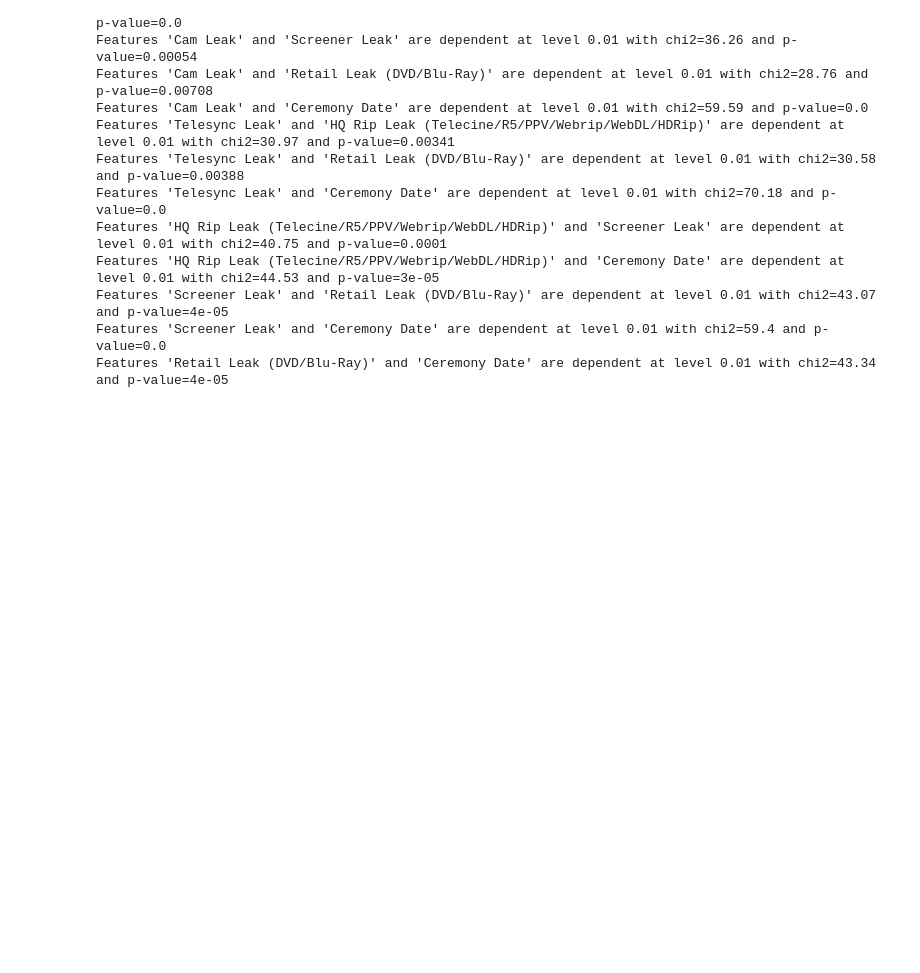
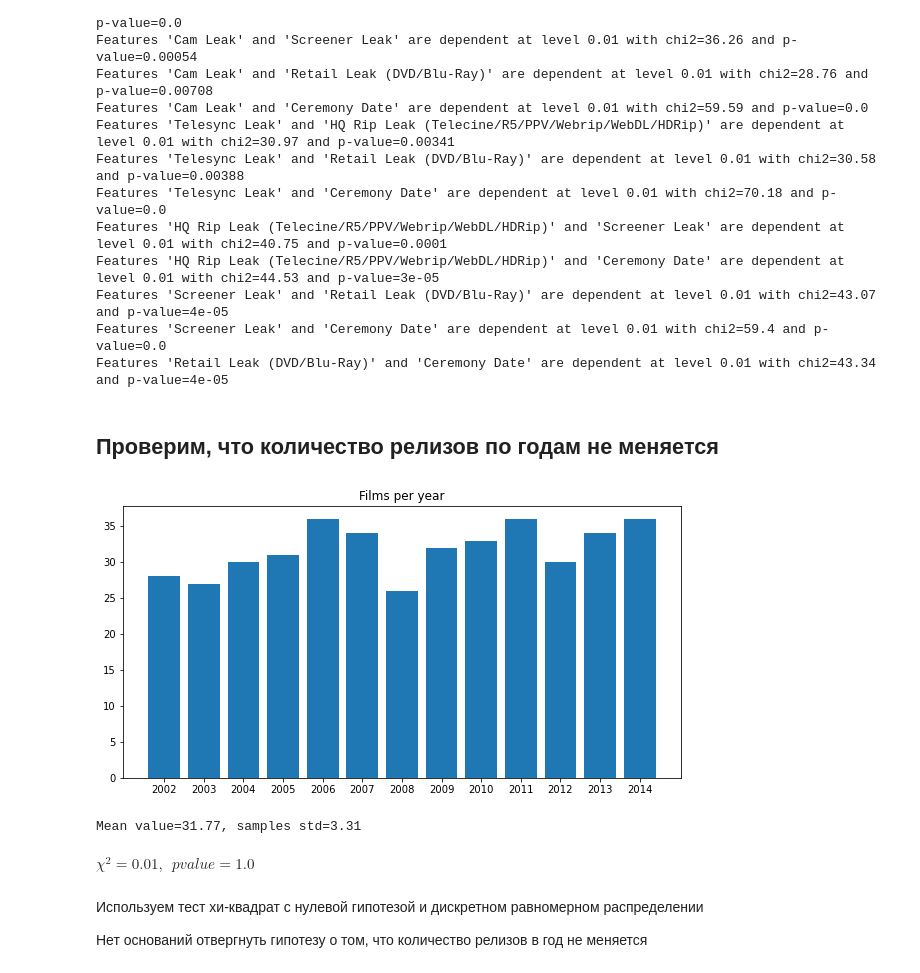
Before and after one commit to ivartb/bioinf_stats, a Jupyter notebook: MHW2_EDA.ipynb, the cells around one changed output. Saved outputs shown, nothing was run; the diff lists cells and outputs as text; code cells hidden in the pictures; blank space fills up the shorter version.

```diff
--- a/MHW2_EDA.ipynb
+++ b/MHW2_EDA.ipynb
@@ -446,3 +449,29 @@ Features 'HQ Rip Leak (Telecine/R5/PPV/Webrip/WebDL/HDRip)' and 'Ceremony Date'
 Features 'Screener Leak' and 'Retail Leak (DVD/Blu-Ray)' are dependent at level 0.01 with chi2=43.07 and p-value=4e-05
 Features 'Screener Leak' and 'Ceremony Date' are dependent at level 0.01 with chi2=59.4 and p-value=0.0
 Features 'Retail Leak (DVD/Blu-Ray)' and 'Ceremony Date' are dependent at level 0.01 with chi2=43.34 and p-value=4e-05
+# %% [markdown]
+## Проверим, что количество релизов по годам не меняется
+# %%
+tmp = data.loc[:, 'US Release Date']
+tmp = pd.Series([1]*len(tmp), index=tmp)
+tmp = tmp.resample('Y').sum()
+plt.figure(figsize=(10, 5))
+plt.bar([str(i)[:4] for i in tmp.index], tmp.values)
+plt.title("Films per year")
+plt.show()
+xs = tmp.values
+print(f'Mean value={round(np.mean(xs), 2)}, samples std={round(np.std(xs), 2)}')
+# %% [output]
+[figure, added]
+Mean value=31.77, samples std=3.31
+# %%
+from scipy.stats import chisquare
+
+chi, pval = chisquare(xs/np.sum(xs))
+display(Math(f'\chi^2={round(chi, 2)},~~ pvalue={round(pval, 2)}'))
+# %% [output]
+$\displaystyle \chi^2=0.01,~~ pvalue=1.0$
+# %% [markdown]
+Используем тест хи-квадрат с нулевой гипотезой и дискретном равномерном распределении
+
+Нет оснований отвергнуть гипотезу о том, что количество релизов в год не меняется
```
Also changed, not shown: parts of 3 cells of this notebook.
